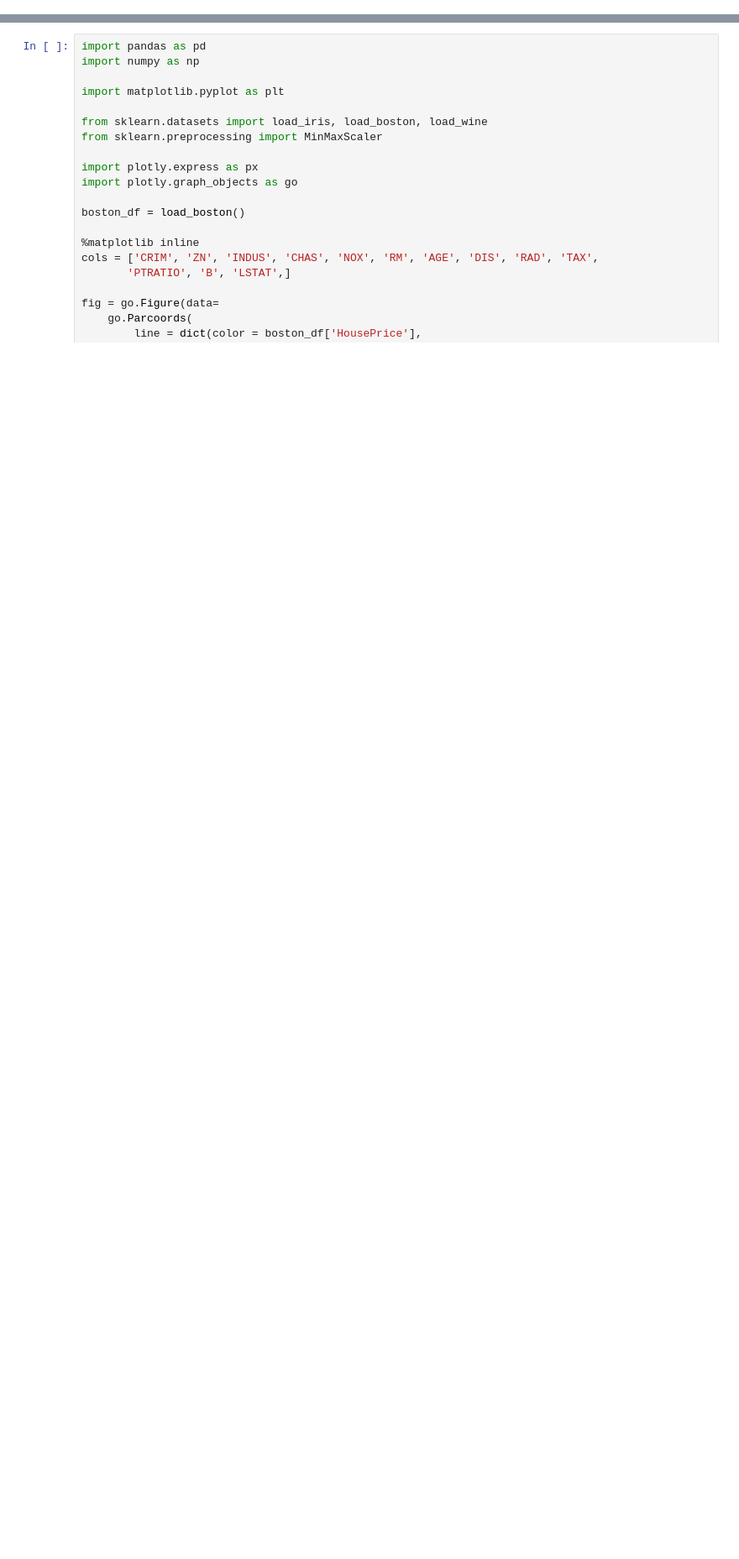
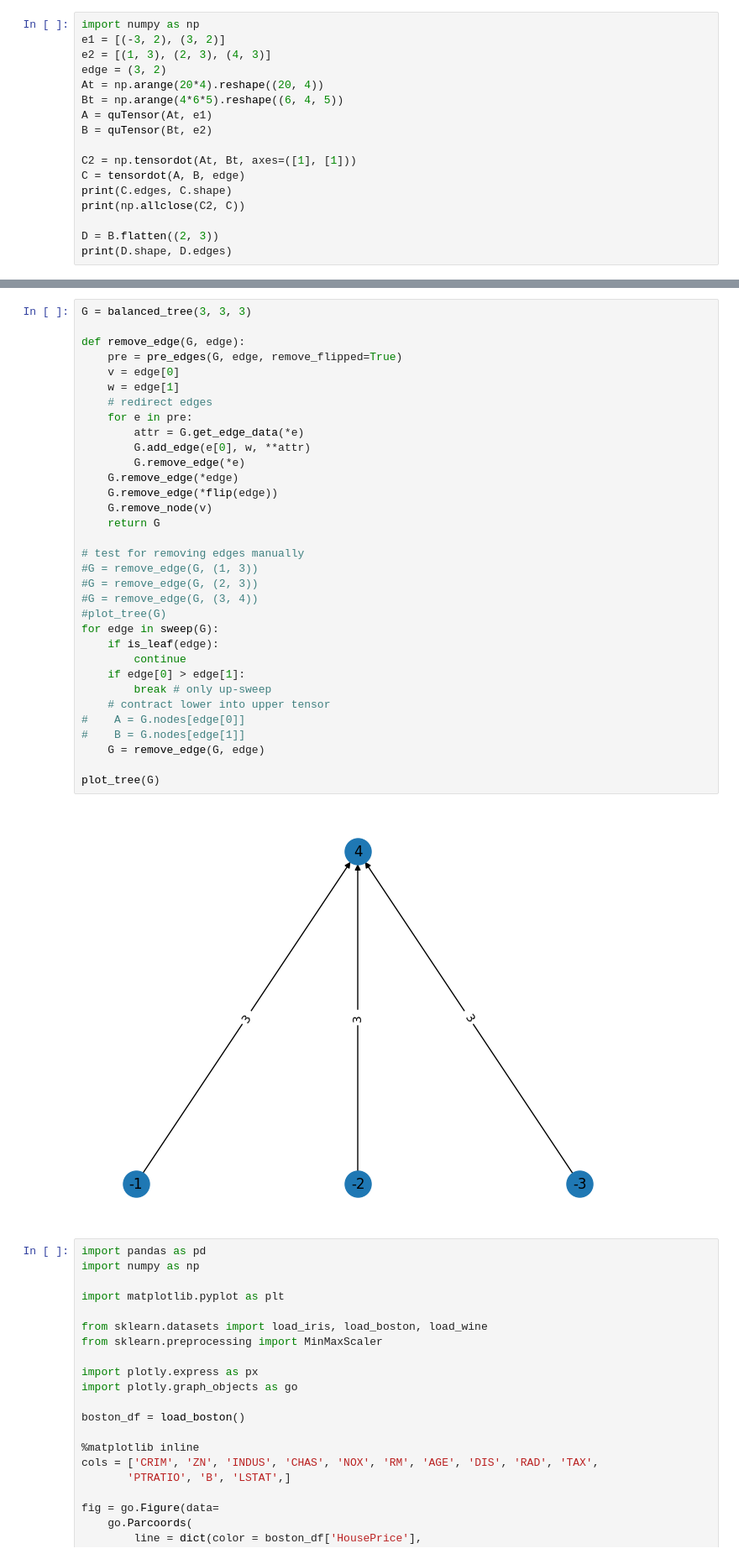
Before and after one commit to roman-ellerbrock/pyQuTree, a Jupyter notebook: ttnopt.ipynb, the cells around one changed output, grey strips where cells are left out. Shown at 84% size. Saved outputs shown, nothing was run; the diff lists cells and outputs as text; blank space fills up the shorter version.

Commit message:
Added quTensor and contraction. Added edges remove and tidied up.

```diff
--- a/ttnopt.ipynb
+++ b/ttnopt.ipynb
@@ -147,0 +52,17 @@ print(A.transpose(p))
+# %%
+import numpy as np
+e1 = [(-3, 2), (3, 2)]
+e2 = [(1, 3), (2, 3), (4, 3)]
+edge = (3, 2)
+At = np.arange(20*4).reshape((20, 4))
+Bt = np.arange(4*6*5).reshape((6, 4, 5))
+A = quTensor(At, e1)
+B = quTensor(Bt, e2)
+
+C2 = np.tensordot(At, Bt, axes=([1], [1]))
+C = tensordot(A, B, edge)
+print(C.edges, C.shape)
+print(np.allclose(C2, C))
+
+D = B.flatten((2, 3))
+print(D.shape, D.edges)
@@ -148,3 +73,38 @@ print(A.transpose(p))
+# %%
+G = balanced_tree(3, 3, 3)
+
+def remove_edge(G, edge):
+    pre = pre_edges(G, edge, remove_flipped=True)
+    v = edge[0]
+    w = edge[1]
+    # redirect edges
+    for e in pre:
+        attr = G.get_edge_data(*e)
+        G.add_edge(e[0], w, **attr)
+        G.remove_edge(*e)
+    G.remove_edge(*edge)
+    G.remove_edge(*flip(edge))
+    G.remove_node(v)
+    return G
+
+# test for removing edges manually
+#G = remove_edge(G, (1, 3))
+#G = remove_edge(G, (2, 3))
+#G = remove_edge(G, (3, 4))
+#plot_tree(G)
+for edge in sweep(G):
+    if is_leaf(edge):
+        continue
+    if edge[0] > edge[1]:
+        break # only up-sweep
+    # contract lower into upper tensor
+#    A = G.nodes[edge[0]]
+#    B = G.nodes[edge[1]]
+    G = remove_edge(G, edge)
+
+plot_tree(G)
+# %% [output]
+[figure, added]
 # %%
 import pandas as pd
 import numpy as np
```
Also changed, not shown: parts of 8 cells of this notebook, 11 other files.
